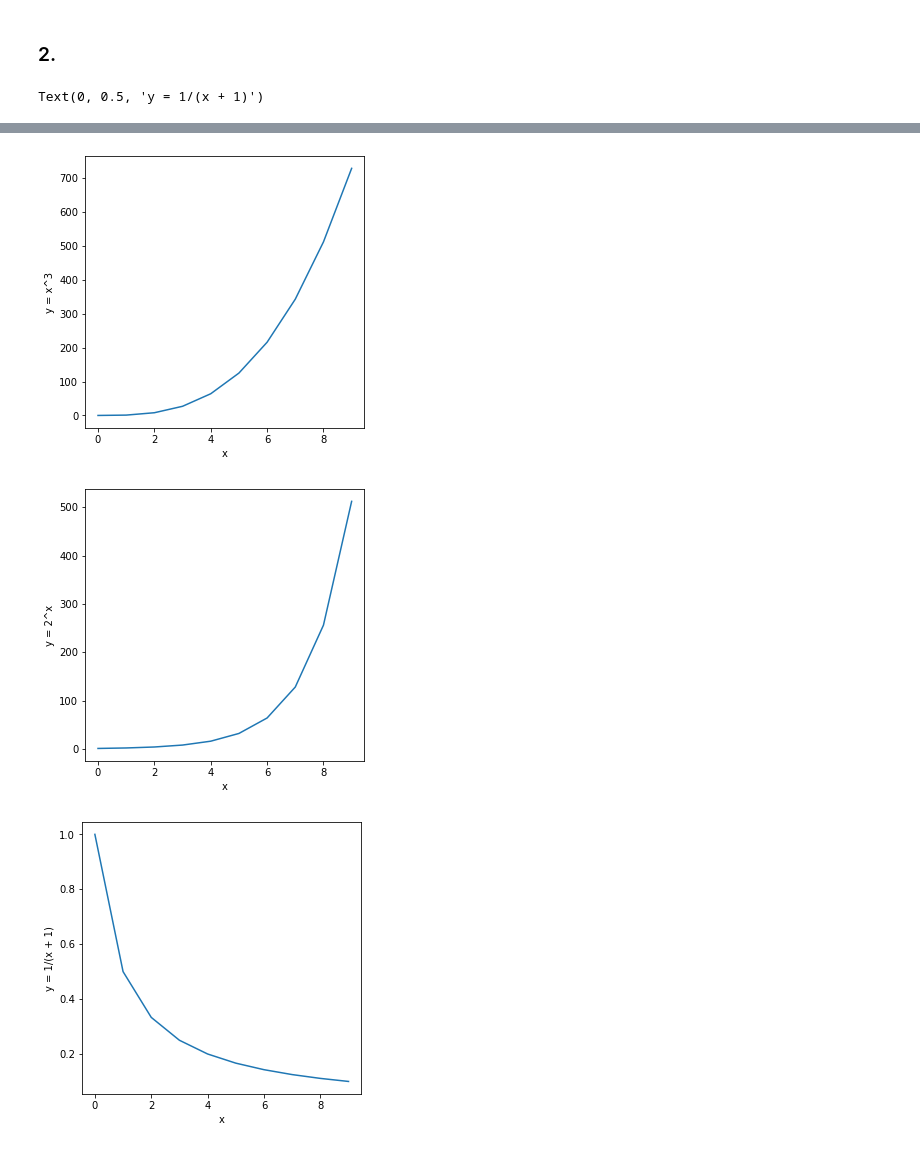
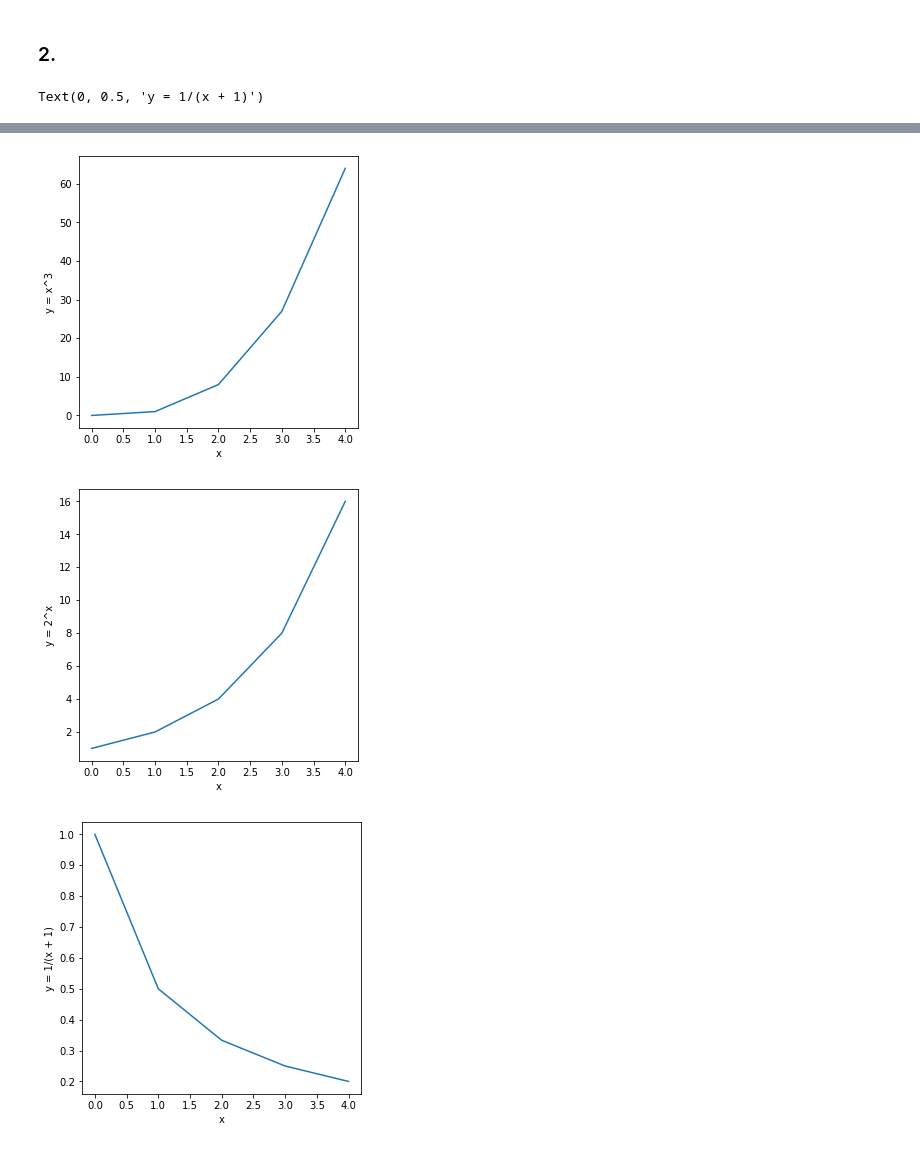
Before and after one commit to wheelerjoshua/numpy-pandas-visualization-exercises, a Jupyter notebook: matplotlib_exercises.ipynb, the cells around one changed output, grey strips where cells are left out. Cells and saved outputs as stored; diff of their text form; code cells hidden in the pictures.

```diff
--- a/matplotlib_exercises.ipynb
+++ b/matplotlib_exercises.ipynb
@@ -24,12 +34,14 @@ Text(0, 5000, 'This point is the origin, 0,0')
 # %% [markdown]
 ### 2.
 # %%
-x = [x for x in range(0,10)]
+# Establish variables for x and various functions
+x = [x for x in range(0,5)]
 y1 = [math.sqrt(x) for x in x]
 y2 = [x**3 for x in x]
 y3 = [2**x for x in x]
 y4 = [1/(x+1) for x in x]
 
+# Plot individual functions in separate figures
 plt.figure(figsize = (5,5))
 plt.plot(x,y1)
 plt.xlabel('x')
@@ -57,3 +69,3 @@ Text(0, 0.5, 'y = 1/(x + 1)')
-[figure, old version]
+[figure, new version]
-[figure, old version]
+[figure, new version]
-[figure, old version]
+[figure, new version]
```
Also changed, not shown: parts of 6 cells of this notebook, 1 other file.
